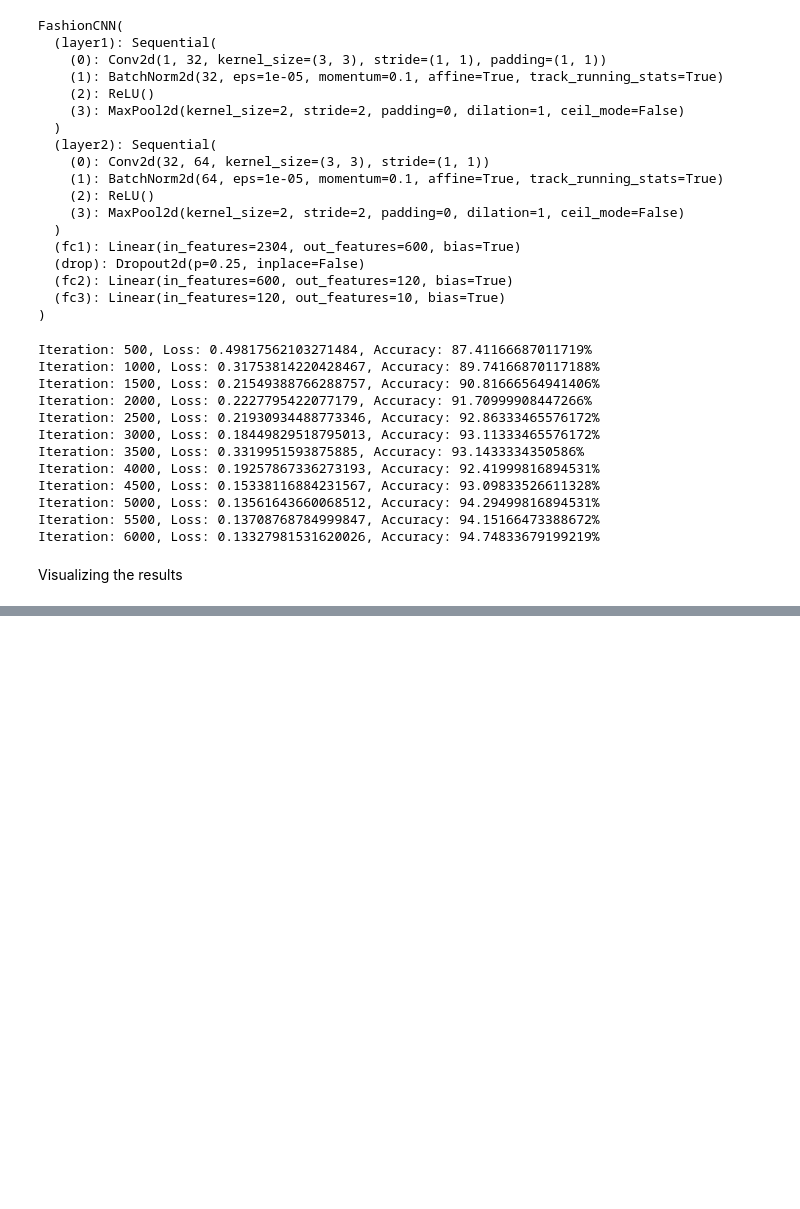
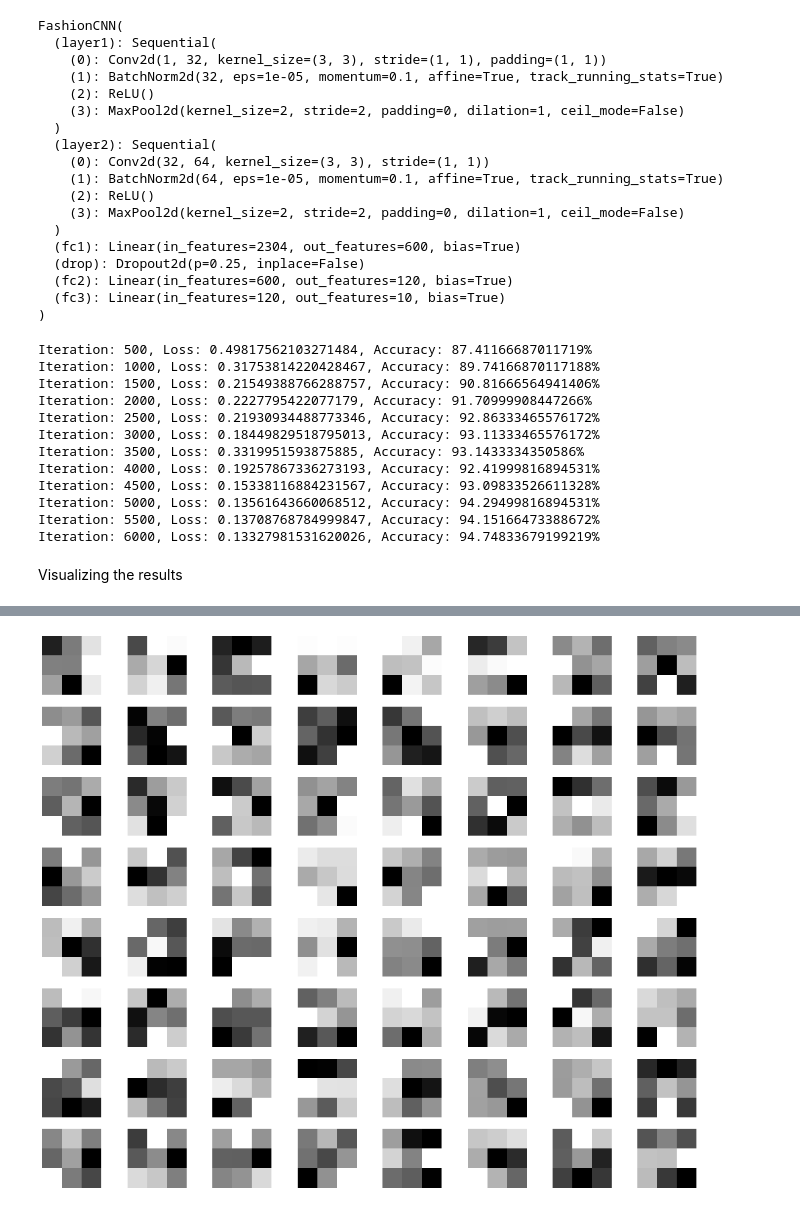
Before and after one commit to NUS-CS3244-AY2122S1-T42-Project/FashionMNIST, a Jupyter notebook: cNN.ipynb, the cells around one changed output, grey strips where cells are left out. Drawn from its saved outputs; the diff is of its cells as text; code cells hidden in the pictures; blank space fills up the shorter version.

```diff
--- a/cNN.ipynb
+++ b/cNN.ipynb
@@ -376,0 +501,11 @@ torch.__version__
+# %%
+# visualize the second conv layer filters
+plt.figure(figsize=(20, 17))
+for i, filter in enumerate(model_weights[1].cpu()):
+    plt.subplot(8, 8, i+1) # (8, 8) because in conv0 we have 7x7 filters and total of 64 (see printed shapes)
+    plt.imshow(filter[0, :, :].detach(), cmap='gray')
+    plt.axis('off')
+    plt.savefig('./diagrams/filter2.png')
+plt.show()
+# %% [output]
+[figure, added]
```
Also changed, not shown: parts of 25 cells of this notebook, 8 other files.
